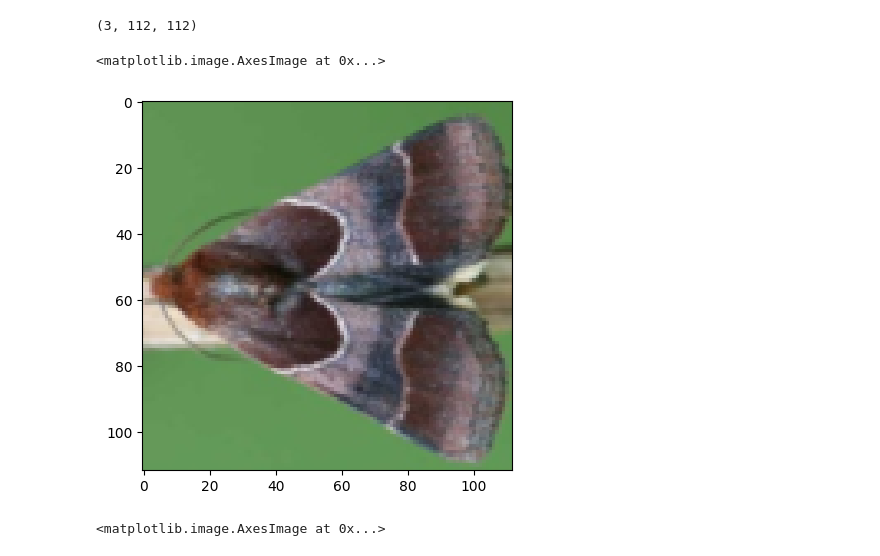
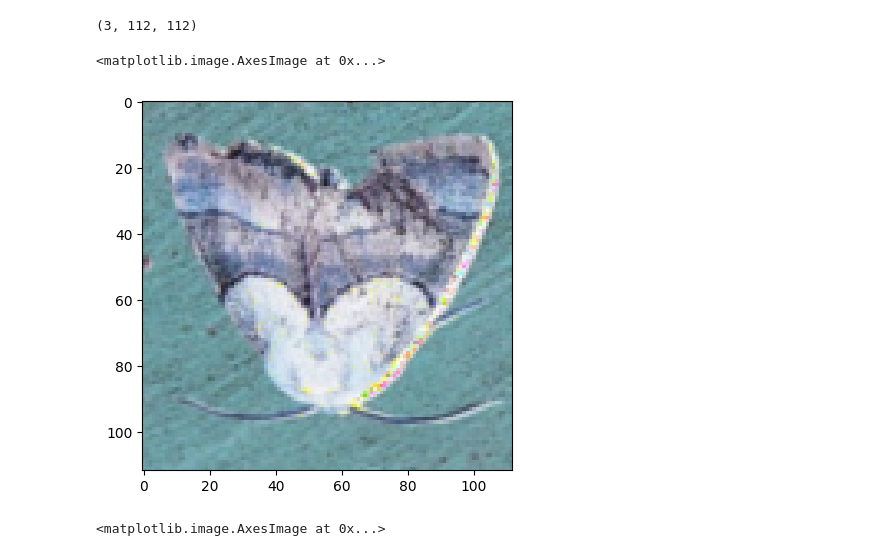
Before and after one commit to KonnorKennuey/PatternRecognition, a Jupyter notebook: KT1.ipynb, the cells around one changed output. Drawn from its saved outputs; the diff is of its cells as text; code cells hidden in the pictures.

```diff
--- a/KT1.ipynb
+++ b/KT1.ipynb
@@ -53,16 +53,16 @@ Y_test = []
 
 for i in a.values:
     im = Image.open('10. MOTHS IMAGE DATASET-CLASSIFICATION\\'+i[1])
-    # temp_gray = transforms_gray(im)
-    # pix = np.float64(np.array(temp_gray))
-    # input_shape = pix.shape
-    # new_shape = input_shape[1], input_shape[0]
-    # result = skimage.filters.prewitt(pix)
-    ans = np.array(np.int_(transforms_same(im)))
-    # for j in range(3):
-    #     # ans[j]=np.sqrt(ans[j]*ans[j]+result[0]*result[0])
-    #     ans[j]=(ans[j]/2+result[0]/2)
-    # ans = np.float64(np.transpose(np.array(transforms(torch.tensor(ans)))))
+    temp_gray = transforms_gray(im)
+    pix = np.int_(np.array(temp_gray))
+    input_shape = pix.shape
+    new_shape = input_shape[1], input_shape[0]
+    result = skimage.filters.prewitt(pix)
+    ans = np.array(np.float64(transforms_same(im)))
+    for j in range(3):
+        ans[j]=np.sqrt(ans[j]*ans[j]+result[0]*result[0])
+        # ans[j]=(ans[j]/2+result[0]/2)
+    ans = np.int_(np.transpose(np.array(transforms(torch.tensor(ans)))))
     # X_train.append(ans)
 
     #ans = transforms(im)
@@ -108,10 +108,10 @@ np.transpose(X_train[0]).shape
 # %% [output]
 (3, 112, 112)
 # %%
-plt.imshow(np.transpose(np.int_(X_train[1])))
+plt.imshow((np.int_(X_train[123])))
 # %% [output]
 <matplotlib.image.AxesImage at 0x...>
-[figure, old version]
+[figure, new version]
 # %%
 plt.imshow(pix)
 # %% [output]
```
Also changed, not shown: parts of 10 cells of this notebook.
